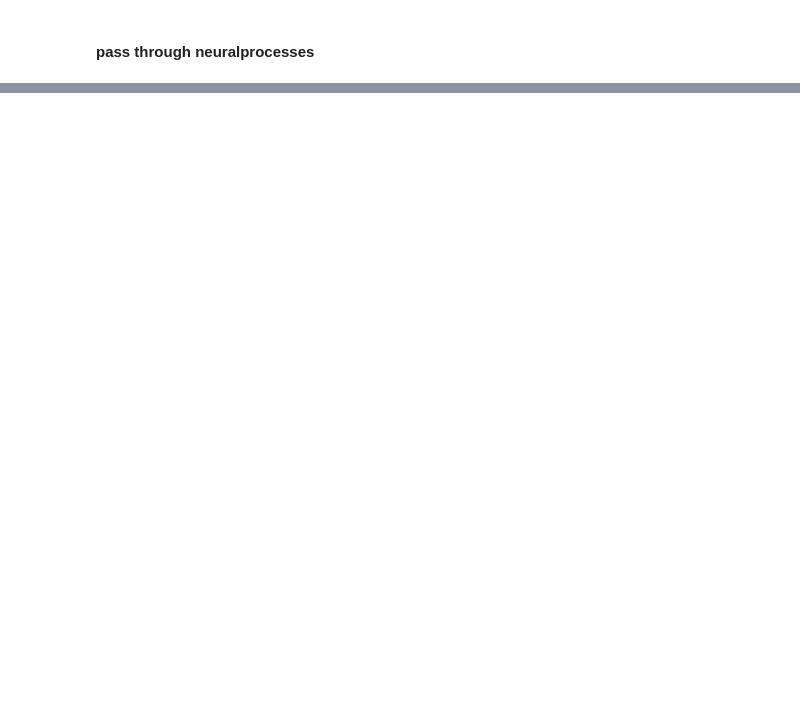
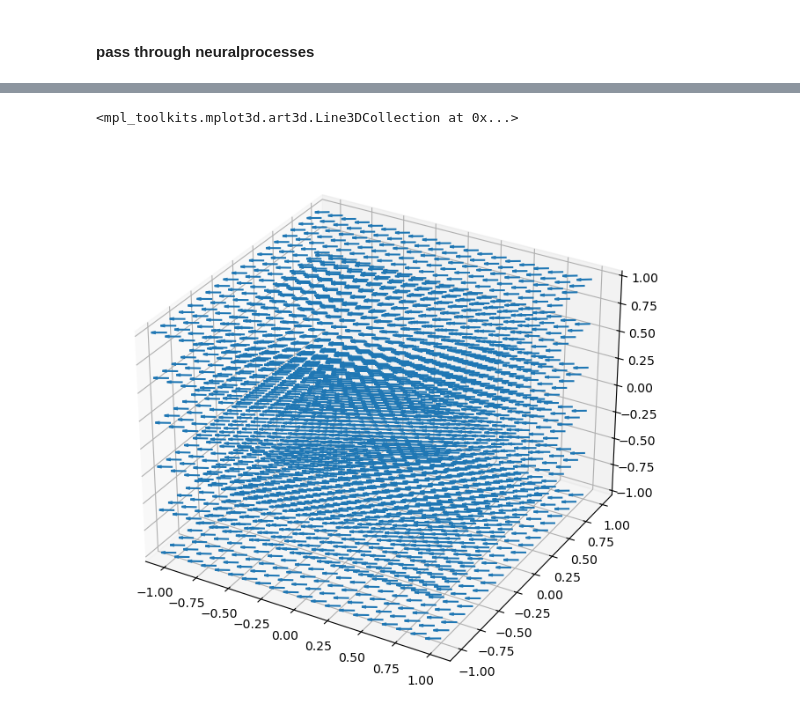
Before and after one commit to LennoxC/jetstream-interpolate-convcnp, a Jupyter notebook: notebooks/dev/neuralprocesses3d.ipynb, the cells around one changed output, grey strips where cells are left out. Cells and saved outputs as stored; diff of their text form; code cells hidden in the pictures; blank space fills up the shorter version.

```diff
--- a/notebooks/dev/neuralprocesses3d.ipynb
+++ b/notebooks/dev/neuralprocesses3d.ipynb
@@ -145,0 +205,29 @@ pred
+# %%
+yc_test = torch.tensor(test_velocity_field, dtype=torch.float32)  # shape: (x_size, y_size, z_size, 2)
+yc_test = yc_grid.permute(0, 4, 1, 2, 3)
+yc_test = yc_test.reshape(b_size, 2, -1)
+# %%
+pred = cnp(
+    [(xc, nps.Masked(yc_test, mask_flat))],
+    xt
+)
+# %%
+pred = pred.mean
+# %%
+pred = pred.to("cpu").detach().numpy()
+# %%
+# pred shape is [2, 2400]. Reshape it back to (x_size, y_size, z_size, 2) for visualization
+pred = pred.reshape(b_size, 2, x_size, y_size, z_size)
+pred = pred[0].transpose(1, 2, 3, 0) # shape: (x_size, y_size, z_size, 2)
+
+# plot the predicted velocity field
+u_pred = pred[:, :, :, 0] # shape: (x_size, y_size, z_size)
+v_pred = pred[:, :, :, 1] # shape: (x_size, y_size, z_size)
+w_pred = np.zeros_like(u_pred)  # shape: (x_size, y_size)
+
+fig = plt.figure(figsize=(8, 8))
+ax = fig.add_subplot(111, projection='3d')
+ax.quiver(x, y, z, u_pred, v_pred, w_pred, length=0.1, normalize=True)
+# %% [output]
+<mpl_toolkits.mplot3d.art3d.Line3DCollection at 0x...>
+[figure, added]
```
Also changed, not shown: parts of 12 cells of this notebook.
